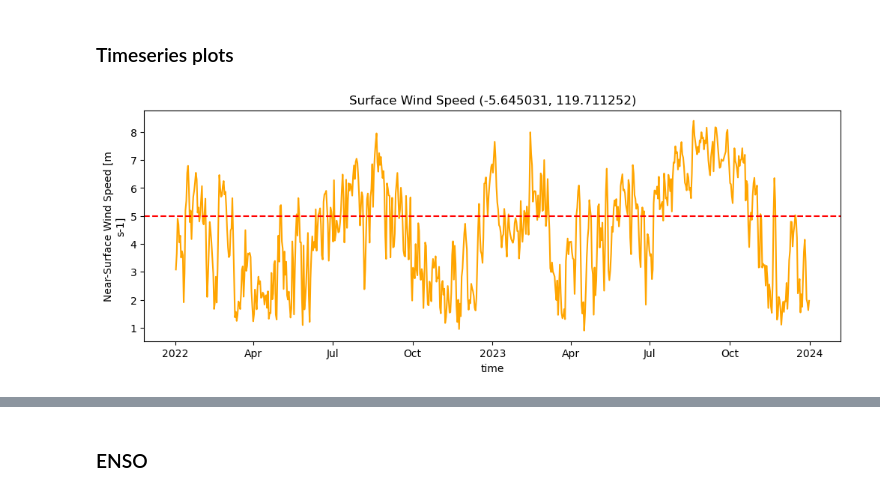
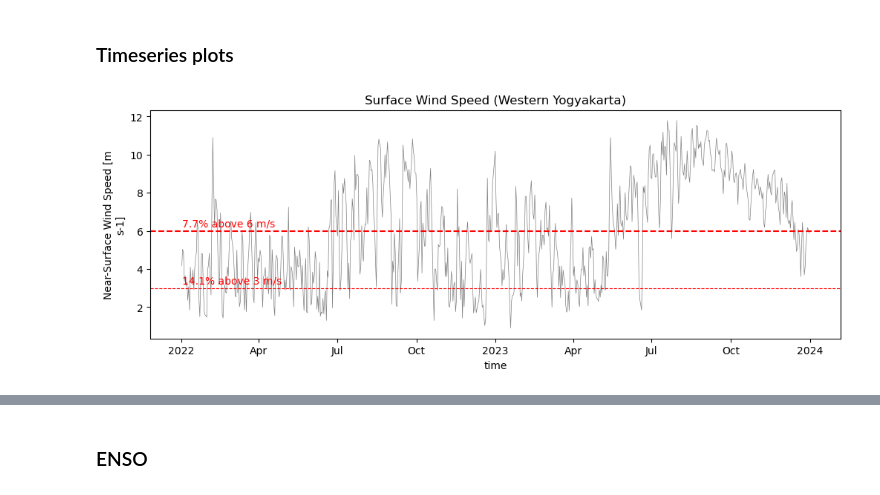
Before and after one commit to jb6465/wetsa-wp3, a Jupyter notebook: resource_climatology/BARRA.ipynb, the cells around one changed output, grey strips where cells are left out. Cells and saved outputs as stored; diff of their text form; code cells hidden in the pictures.

```diff
--- a/resource_climotology/BARRA.ipynb
+++ b/resource_climatology/BARRA.ipynb
@@ -43,6 +60,6 @@ client
 # %%
 %%time
-barra_winds_dly = xr.open_mfdataset(glob.glob('/g/data/qz03/wp3/data/BARRAR2/day/sfcWind/*.nc'),combine='nested', concat_dim='time',parallel=True, engine='netcdf4').chunk({'time':-1, 'lat':'auto', 'lon':'auto'}).compute()
-barra_pr_dly = xr.open_mfdataset(glob.glob('/g/data/qz03/wp3/data/BARRAR2/day/pr/*.nc'),combine='nested', concat_dim='time',parallel=True, engine='netcdf4').chunk({'time':-1, 'lat':'auto', 'lon':'auto'}).compute()
-barra_rsds_dly = xr.open_mfdataset(glob.glob('/g/data/qz03/wp3/data/BARRAR2/day/rsds/*.nc'),combine='nested', concat_dim='time',parallel=True, engine='netcdf4').chunk({'time':-1, 'lat':'auto', 'lon':'auto'}).compute()
+barra_winds_dly = xr.open_mfdataset(glob.glob('/g/data/qz03/wp3/data/reanalysis/BARRAR2/day/sfcWind/*.nc'),combine='nested', concat_dim='time',parallel=True, engine='netcdf4').chunk({'time':-1, 'lat':'auto', 'lon':'auto'}).compute()
+barra_pr_dly = xr.open_mfdataset(glob.glob('/g/data/qz03/wp3/data/reanalysis/BARRAR2/day/pr/*.nc'),combine='nested', concat_dim='time',parallel=True, engine='netcdf4').chunk({'time':-1, 'lat':'auto', 'lon':'auto'}).compute()
+barra_rsds_dly = xr.open_mfdataset(glob.glob('/g/data/qz03/wp3/data/reanalysis/BARRAR2/day/rsds/*.nc'),combine='nested', concat_dim='time',parallel=True, engine='netcdf4').chunk({'time':-1, 'lat':'auto', 'lon':'auto'}).compute()
 # %% [output]
@@ -143,11 +160,20 @@ plt.clf()
 # %% [markdown]
 ### Timeseries plots
 # %%
-loc_data = barra_winds_dly.sel(lat=-5.645031, lon=119.711252, method='nearest').sortby('time')
+loc_data = barra_winds_dly.sel(lat=-6.830714, lon=105.285399, method='nearest').sortby('time')
+#barra_winds_dly.sel(lat=-3.9873, lon=119.7115, method='nearest').sortby('time') #barra_winds_dly.sel(lat=-5.645031, lon=119.711252, method='nearest').sortby('time')
 # %%
-ax = loc_data.sel(time=slice('2022-01-01', '2024-01-01')).sfcWind.plot.line(color='orange', figsize=(12, 4))
-plt.title('Surface Wind Speed (-5.645031, 119.711252)')
-plt.axhline(y=5, color='red', linestyle='--')
+ax = loc_data.sel(time=slice('2022-01-01', '2024-01-01')).sfcWind.plot.line(color='grey', figsize=(12, 4), linewidth=0.5)
+plt.title('Surface Wind Speed (Western Yogyakarta)')
+
+time_above_3 = 100*((loc_data.sfcWind > 3).sum().item())/((loc_data.sfcWind).sum().item())
+time_above_6 = 100*((loc_data.sfcWind > 6).sum().item())/((loc_data.sfcWind).sum().item())
+
+plt.text(loc_data.sel(time=slice('2022-01-01', '2024-01-01')).sfcWind.time.values[0], 3.1, f"{time_above_3:.1f}% above 3 m/s", color='red', va='bottom')
+plt.text(loc_data.sel(time=slice('2022-01-01', '2024-01-01')).sfcWind.time.values[0], 6.1, f"{time_above_6:.1f}% above 6 m/s", color='red', va='bottom')
+
+plt.axhline(y=3, color='red', linestyle='--', linewidth=0.8)
+plt.axhline(y=6, color='red', linestyle='--')
 plt.show()
 # %% [output]
-[figure, old version]
+[figure, new version]
```
Also changed, not shown: parts of 5 cells of this notebook, 2 other files.
